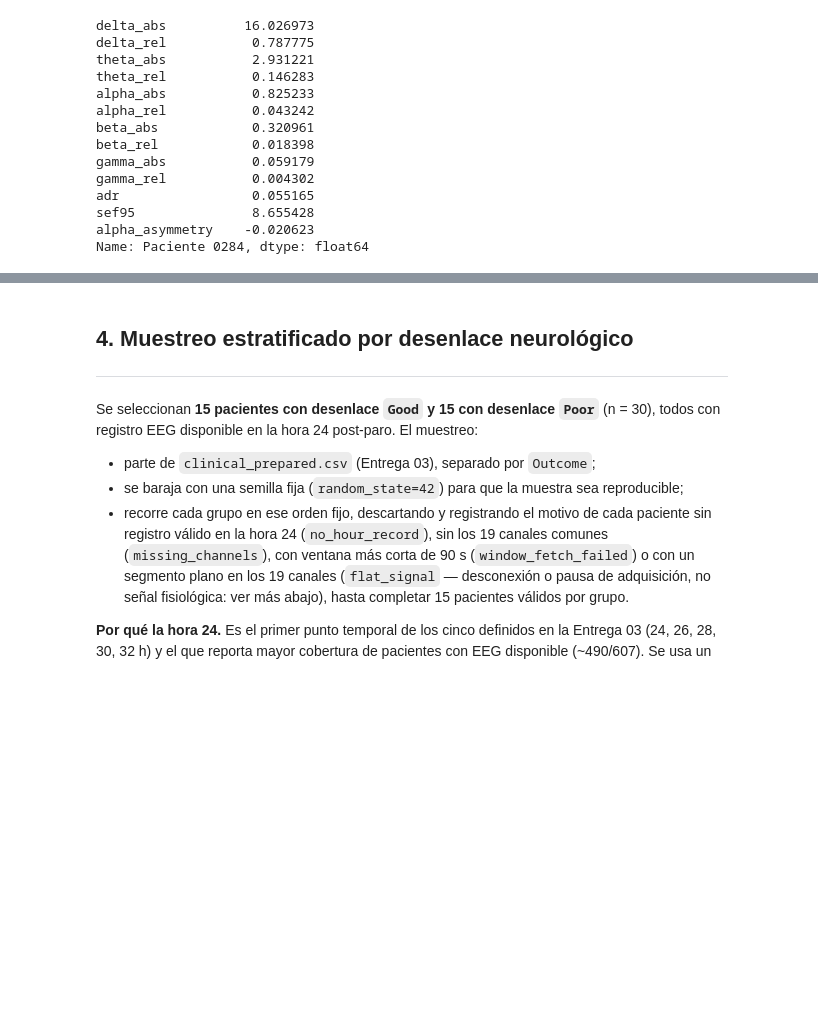
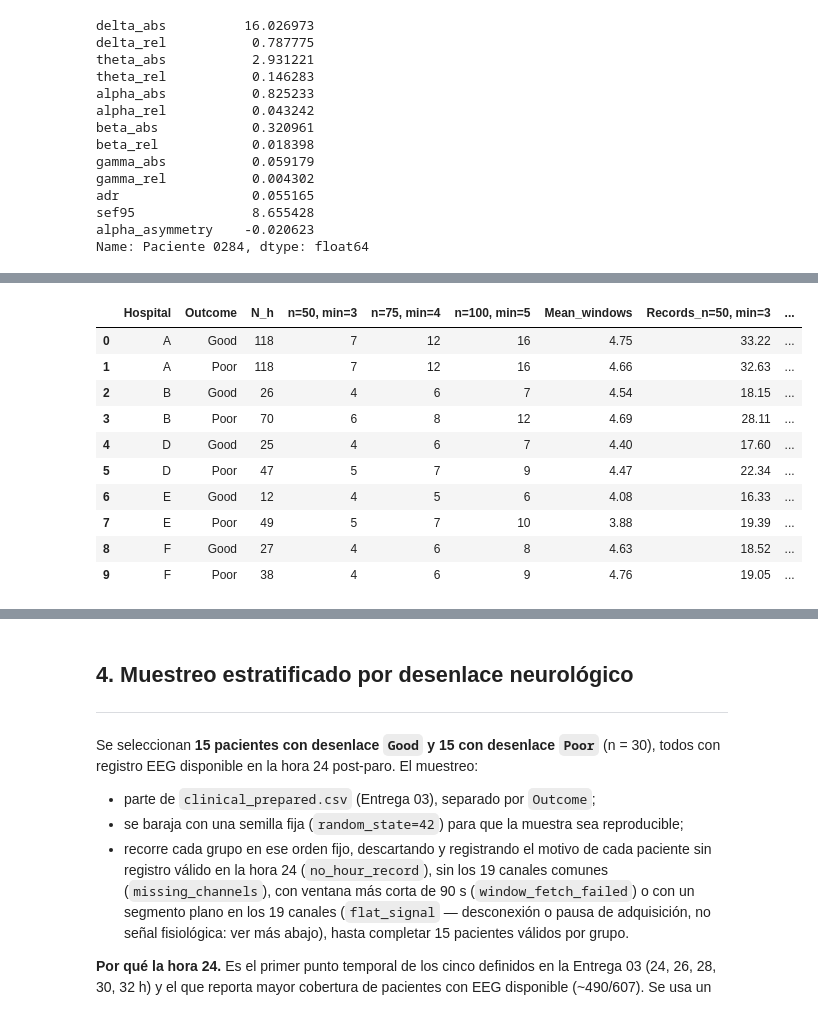
Before and after one commit to AlejandraJaramillo19/mlda-project_, a Jupyter notebook: notebooks/04_data_analysis/04b_eeg_signal_analysis.ipynb, the cells around one changed output, grey strips where cells are left out. Cells and saved outputs as stored; diff of their text form; code cells hidden in the pictures; blank space fills up the shorter version.

```diff
--- a/notebooks/04_data_analysis/04b_eeg_signal_analysis.ipynb
+++ b/notebooks/04_data_analysis/04b_eeg_signal_analysis.ipynb
@@ -459,0 +1821,9 @@ Name: Paciente 0284, dtype: float64
+# %%
+for n in candidate_sizes:
+
+    column = f"n={n}"
+
+    print(
+        f"{column}: "
+        f"{allocation_comparison[column].sum()} pacientes"
+    )
@@ -459,0 +2060,43 @@ Name: Paciente 0284, dtype: float64
+# %%
+# ============================================================
+# 22. COSTO ESPERADO EN REGISTROS EEG POR DISEÑO
+# ============================================================
+
+mean_windows_by_stratum = (
+    coverage_by_stratum[
+        ["Hospital", "Outcome", "Mean_windows"]
+    ]
+)
+
+design_cost = (
+    design_comparison
+    .merge(
+        mean_windows_by_stratum,
+        on=["Hospital", "Outcome"],
+        how="left"
+    )
+)
+
+for column in [
+    "n=50, min=3",
+    "n=75, min=4",
+    "n=100, min=5"
+]:
+    design_cost[f"Records_{column}"] = (
+        design_cost[column]
+        * design_cost["Mean_windows"]
+    )
+
+design_cost.round(2)
+# %% [output]
+|  | Hospital | Outcome | N_h | n=50, min=3 | n=75, min=4 | n=100, min=5 | Mean_windows | Records_n=50, min=3 | ... |
+| 0 | A | Good | 118 | 7 | 12 | 16 | 4.75 | 33.22 | ... |
+| 1 | A | Poor | 118 | 7 | 12 | 16 | 4.66 | 32.63 | ... |
+| 2 | B | Good | 26 | 4 | 6 | 7 | 4.54 | 18.15 | ... |
+| 3 | B | Poor | 70 | 6 | 8 | 12 | 4.69 | 28.11 | ... |
+| 4 | D | Good | 25 | 4 | 6 | 7 | 4.40 | 17.60 | ... |
+| 5 | D | Poor | 47 | 5 | 7 | 9 | 4.47 | 22.34 | ... |
+| 6 | E | Good | 12 | 4 | 5 | 6 | 4.08 | 16.33 | ... |
+| 7 | E | Poor | 49 | 5 | 7 | 10 | 3.88 | 19.39 | ... |
+| 8 | F | Good | 27 | 4 | 6 | 8 | 4.63 | 18.52 | ... |
+| 9 | F | Poor | 38 | 4 | 6 | 9 | 4.76 | 19.05 | ... |
```
Also changed, not shown: parts of 89 cells of this notebook, 1 other file.
